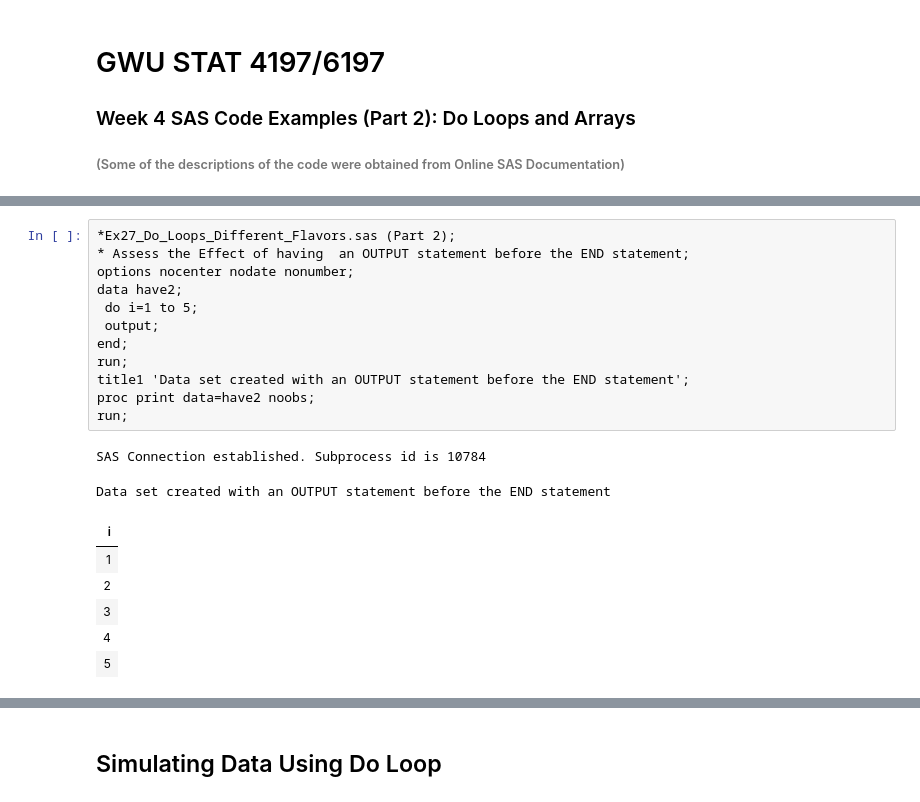
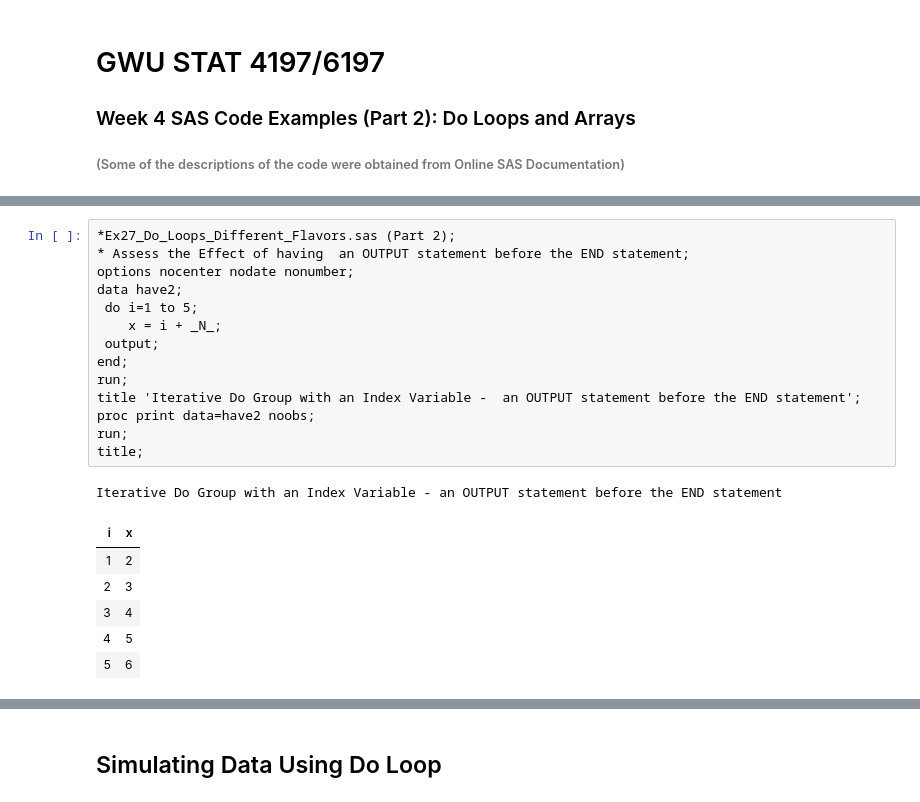
Before and after one commit to ProcJimi/curriculum, a Jupyter notebook: Week4/Week4_Part2.ipynb, the cells around one changed output, grey strips where cells are left out. Saved outputs shown, nothing was run; the diff lists cells and outputs as text.

```diff
--- a/Week4/Week4_Part2.ipynb
+++ b/Week4/Week4_Part2.ipynb
@@ -7,21 +16,22 @@
 # %%
 *Ex27_Do_Loops_Different_Flavors.sas (Part 2);
 * Assess the Effect of having  an OUTPUT statement before the END statement;
 options nocenter nodate nonumber;
 data have2;
  do i=1 to 5;
+    x = i + _N_;
  output;
 end;
 run;
-title1 'Data set created with an OUTPUT statement before the END statement';
+title 'Iterative Do Group with an Index Variable -  an OUTPUT statement before the END statement';
 proc print data=have2 noobs;
 run;
+title;
 # %% [output]
-SAS Connection established. Subprocess id is 10784
+Iterative Do Group with an Index Variable - an OUTPUT statement before the END statement
-Data set created with an OUTPUT statement before the END statement
-| i |
-| 1 |
-| 2 |
-| 3 |
-| 4 |
-| 5 |
+| i | x |
+| 1 | 2 |
+| 2 | 3 |
+| 3 | 4 |
+| 4 | 5 |
+| 5 | 6 |
```
Also changed, not shown: parts of 22 cells of this notebook.
